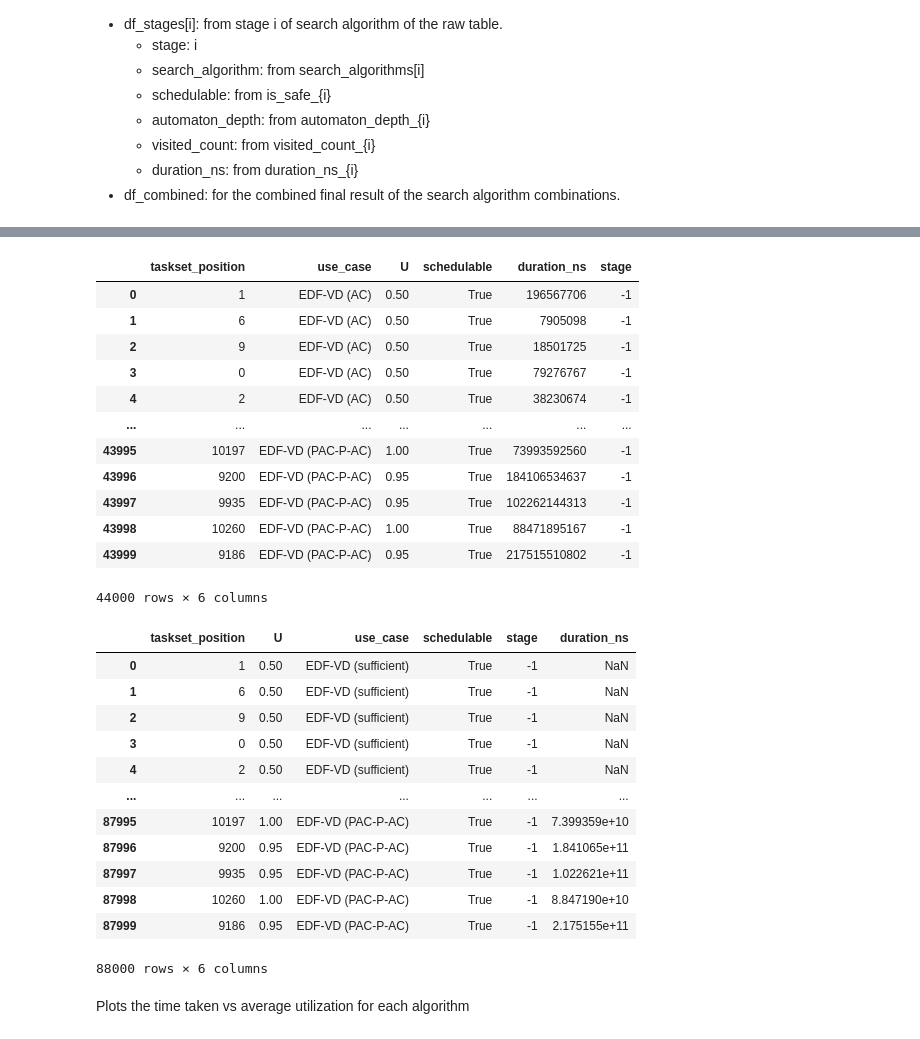
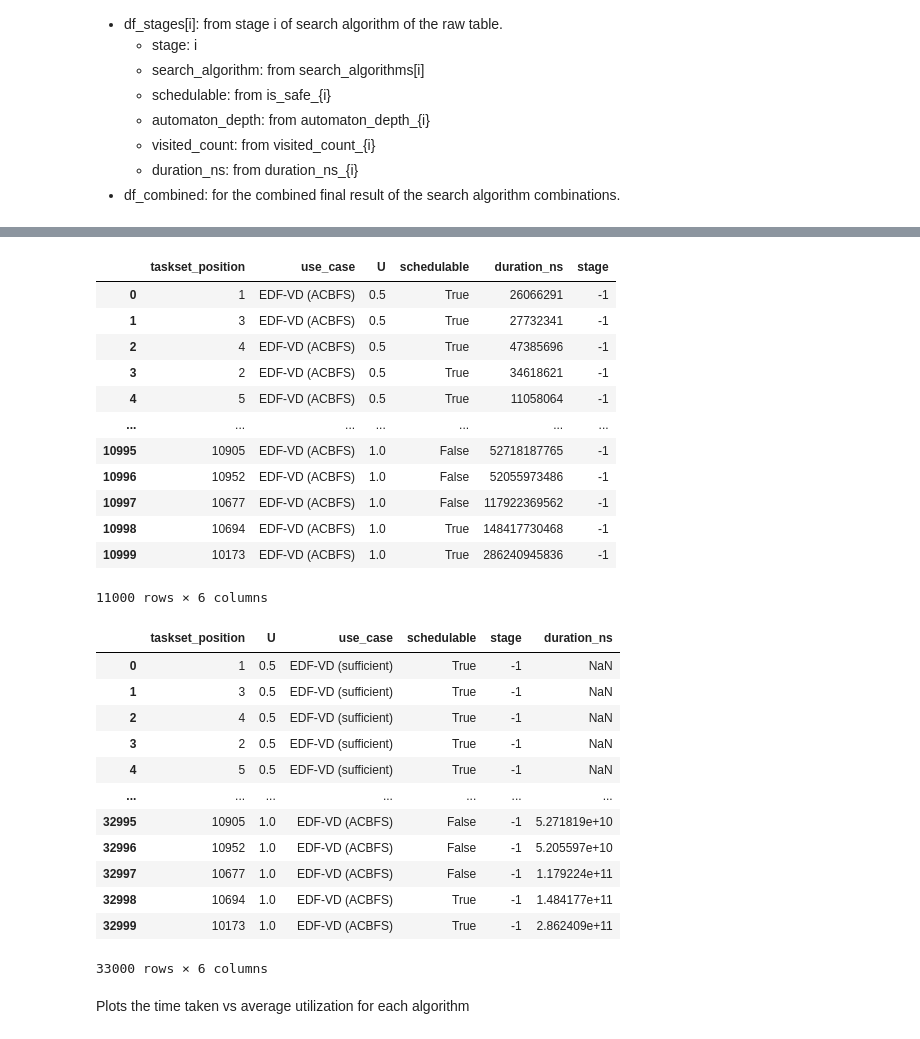
Before and after one commit to Jordan-Sun/mixed-criticality-graph-xp, a Jupyter notebook: notebooks/charts-rtss.ipynb, the cells around one changed output, grey strips where cells are left out. Drawn from its saved outputs; the diff is of its cells as text; code cells hidden in the pictures.

```diff
--- a/notebooks/charts-rtss.ipynb
+++ b/notebooks/charts-rtss.ipynb
@@ -307,7 +307,7 @@ f.savefig(
 ### Input data
 # %%
 # Load baseline results
-path = "./results/results-mcs_schedulability-edfvd-chained.csv"
+path = "./results/results-mcs_schedulability-2026-05-24_21-51-18.csv"
 df_sch = pd.read_csv(path, sep=";")
 
 # Add test results from the latest test
@@ -384,0 +385,11 @@ df_edfvd_test
+# %%
+# new EDF-VD test
+df_edfvd_test_new = df_sch[["taskset_position", "EDFVD_test_new", "U"]]
+df_edfvd_test_new = df_edfvd_test_new.rename(columns={"EDFVD_test_new": "EDF-VD (sufficient, new)"})
+df_edfvd_test_new["EDF-VD (sufficient, new)"] = df_edfvd_test_new["EDF-VD (sufficient, new)"].astype(bool)
+df_edfvd_test_new = df_edfvd_test_new.melt(
+    id_vars=["taskset_position", "U"], var_name="use_case", value_name="schedulable"
+)
+df_edfvd_test_new["stage"] = -1
+
+df_edfvd_test_new
@@ -419,35 +441,36 @@ df_total["stage"] = -1
 df_total
 # %% [output]
 |  | taskset_position | use_case | U | schedulable | duration_ns | stage |
-| 0 | 1 | EDF-VD (AC) | 0.50 | True | 196567706 | -1 |
-| 1 | 6 | EDF-VD (AC) | 0.50 | True | 7905098 | -1 |
-| 2 | 9 | EDF-VD (AC) | 0.50 | True | 18501725 | -1 |
-| 3 | 0 | EDF-VD (AC) | 0.50 | True | 79276767 | -1 |
-| 4 | 2 | EDF-VD (AC) | 0.50 | True | 38230674 | -1 |
+| 0 | 1 | EDF-VD (ACBFS) | 0.5 | True | 26066291 | -1 |
+| 1 | 3 | EDF-VD (ACBFS) | 0.5 | True | 27732341 | -1 |
+| 2 | 4 | EDF-VD (ACBFS) | 0.5 | True | 47385696 | -1 |
+| 3 | 2 | EDF-VD (ACBFS) | 0.5 | True | 34618621 | -1 |
+| 4 | 5 | EDF-VD (ACBFS) | 0.5 | True | 11058064 | -1 |
 | ... | ... | ... | ... | ... | ... | ... |
-| 43995 | 10197 | EDF-VD (PAC-P-AC) | 1.00 | True | 73993592560 | -1 |
-| 43996 | 9200 | EDF-VD (PAC-P-AC) | 0.95 | True | 184106534637 | -1 |
-| 43997 | 9935 | EDF-VD (PAC-P-AC) | 0.95 | True | 102262144313 | -1 |
-| 43998 | 10260 | EDF-VD (PAC-P-AC) | 1.00 | True | 88471895167 | -1 |
-| 43999 | 9186 | EDF-VD (PAC-P-AC) | 0.95 | True | 217515510802 | -1 |
+| 10995 | 10905 | EDF-VD (ACBFS) | 1.0 | False | 52718187765 | -1 |
+| 10996 | 10952 | EDF-VD (ACBFS) | 1.0 | False | 52055973486 | -1 |
+| 10997 | 10677 | EDF-VD (ACBFS) | 1.0 | False | 117922369562 | -1 |
+| 10998 | 10694 | EDF-VD (ACBFS) | 1.0 | True | 148417730468 | -1 |
+| 10999 | 10173 | EDF-VD (ACBFS) | 1.0 | True | 286240945836 | -1 |
-44000 rows × 6 columns
+11000 rows × 6 columns
 # %%
-df_sched_comb = pd.concat([df_edfvd_test, df_total], ignore_index=True)
+# df_sched_comb = pd.concat([df_edfvd_test, df_edfvd_test_new, df_edfvdsd_test, df_total], ignore_index=True)
+df_sched_comb = pd.concat([df_edfvd_test, df_edfvd_test_new, df_total], ignore_index=True)
 df_sched_comb
 # %% [output]
 |  | taskset_position | U | use_case | schedulable | stage | duration_ns |
-| 0 | 1 | 0.50 | EDF-VD (sufficient) | True | -1 | NaN |
-| 1 | 6 | 0.50 | EDF-VD (sufficient) | True | -1 | NaN |
-| 2 | 9 | 0.50 | EDF-VD (sufficient) | True | -1 | NaN |
-| 3 | 0 | 0.50 | EDF-VD (sufficient) | True | -1 | NaN |
-| 4 | 2 | 0.50 | EDF-VD (sufficient) | True | -1 | NaN |
+| 0 | 1 | 0.5 | EDF-VD (sufficient) | True | -1 | NaN |
+| 1 | 3 | 0.5 | EDF-VD (sufficient) | True | -1 | NaN |
+| 2 | 4 | 0.5 | EDF-VD (sufficient) | True | -1 | NaN |
+| 3 | 2 | 0.5 | EDF-VD (sufficient) | True | -1 | NaN |
+| 4 | 5 | 0.5 | EDF-VD (sufficient) | True | -1 | NaN |
 | ... | ... | ... | ... | ... | ... | ... |
-| 87995 | 10197 | 1.00 | EDF-VD (PAC-P-AC) | True | -1 | 7.399359e+10 |
-| 87996 | 9200 | 0.95 | EDF-VD (PAC-P-AC) | True | -1 | 1.841065e+11 |
-| 87997 | 9935 | 0.95 | EDF-VD (PAC-P-AC) | True | -1 | 1.022621e+11 |
-| 87998 | 10260 | 1.00 | EDF-VD (PAC-P-AC) | True | -1 | 8.847190e+10 |
-| 87999 | 9186 | 0.95 | EDF-VD (PAC-P-AC) | True | -1 | 2.175155e+11 |
+| 32995 | 10905 | 1.0 | EDF-VD (ACBFS) | False | -1 | 5.271819e+10 |
+| 32996 | 10952 | 1.0 | EDF-VD (ACBFS) | False | -1 | 5.205597e+10 |
+| 32997 | 10677 | 1.0 | EDF-VD (ACBFS) | False | -1 | 1.179224e+11 |
+| 32998 | 10694 | 1.0 | EDF-VD (ACBFS) | True | -1 | 1.484177e+11 |
+| 32999 | 10173 | 1.0 | EDF-VD (ACBFS) | True | -1 | 2.862409e+11 |
-88000 rows × 6 columns
+33000 rows × 6 columns
 # %%
 fig_size = (5, 5)
 # %%
```
Also changed, not shown: parts of 10 cells of this notebook, 13 other files.
